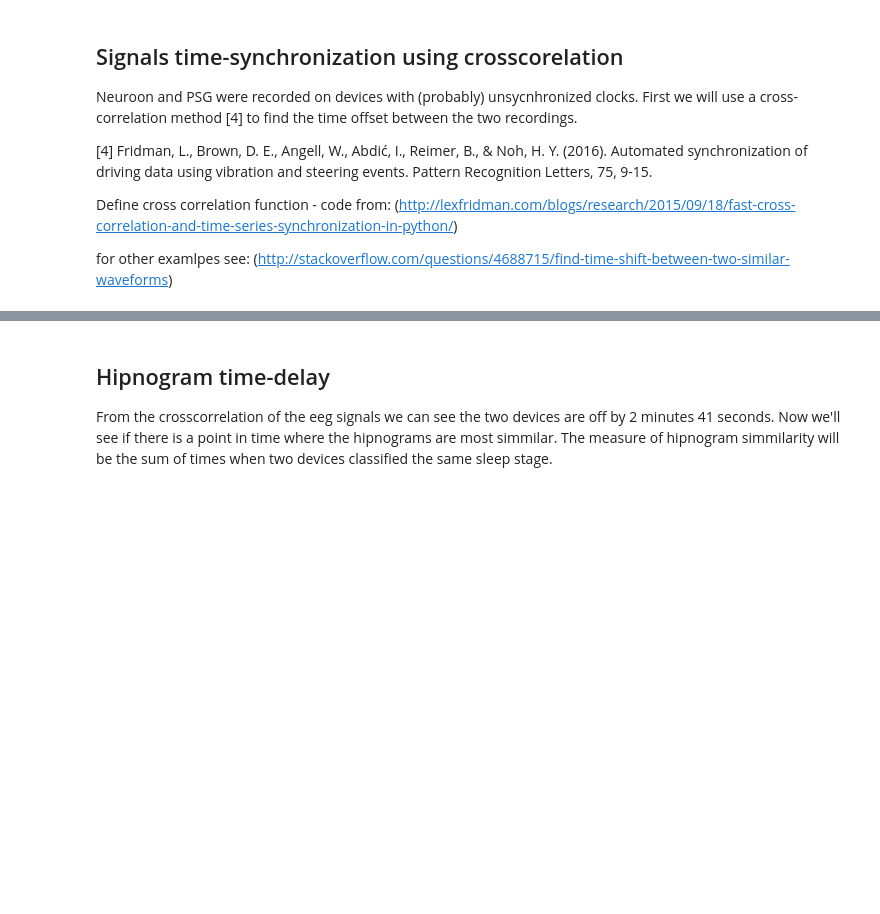
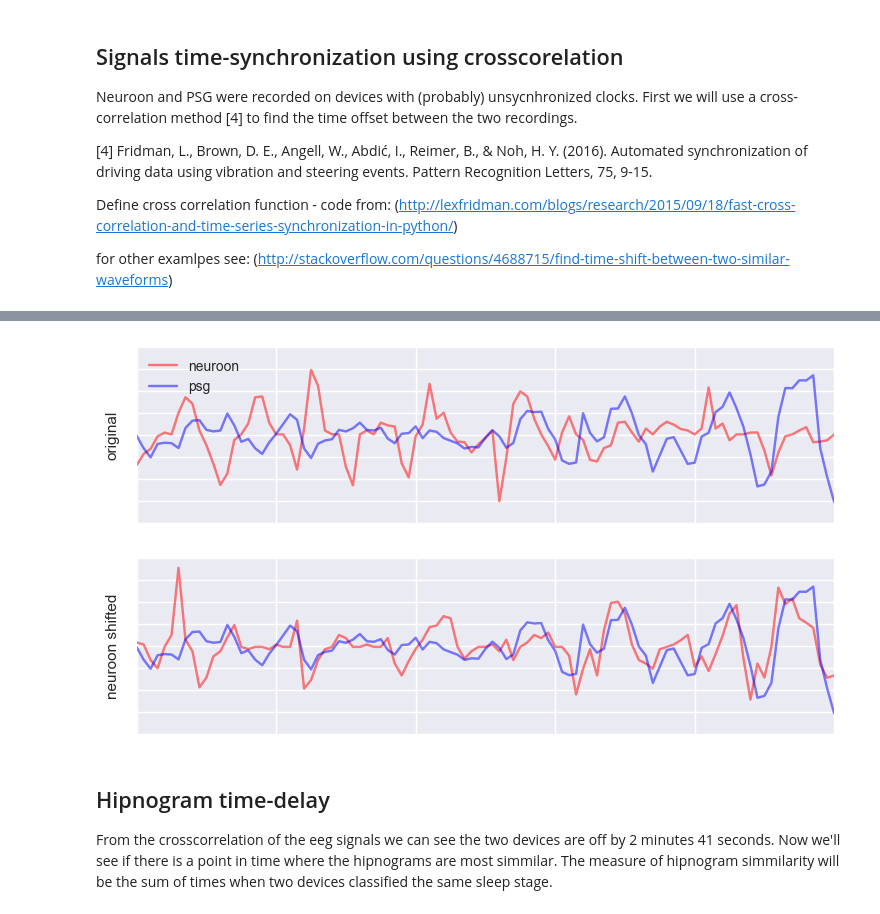
Before and after one commit to ryscet/sleep_project, a Jupyter notebook: Time_synchronization.ipynb, the cells around one changed output, grey strips where cells are left out. Cells and saved outputs as stored; diff of their text form; code cells hidden in the pictures; blank space fills up the shorter version.

Commit message:
finished time synchronization, now hipno synchronization

```diff
--- a/Time_synchronization.ipynb
+++ b/Time_synchronization.ipynb
@@ -125,3 +150,47 @@ plot_crosscorrelation_heatmap(coeffs_matrix, dates)
+# %%
+# Now lets try plotting the signals with and without the time shift to see if the shift can be seen
+# No need to resample now, plotting against the datetime index will align the signals
+psg_signal = load_psg('F3-A2')
+neuroon_signal = load_neuroon()
+
+# Get the time where we know the correlation was strong
+start = '03:52:10'
+end = '03:52:20'
+
+# Downsample the signal so bigger window can be shown on the plot while still readable
+neuroon_cut = neuroon_signal.between_time(start, end).resample('100ms').mean().as_matrix()
+psg_cut = psg_signal.between_time(start, end).resample('100ms').mean().as_matrix()
+
+# Normalize the signal to plot it on the same scale
+neuroon_cut = (neuroon_cut - neuroon_cut.mean()) / neuroon_cut.std()
+psg_cut = (psg_cut - psg_cut.mean()) / psg_cut.std()
+
+fig, axes = plt.subplots(2)
+# Plot the original signal
+axes[0].plot(neuroon_cut, color = 'r', alpha = 0.5, label = 'neuroon')
+axes[0].plot(psg_cut, color = 'b', alpha = 0.5, label = 'psg')
+axes[0].legend(loc = 'upper left')
+axes[0].set_ylabel('original')
+
+
+# Shift the signal by number of samples identified in cross correlation. Use the same shift freq as in crosscorrelation
+neuroon_cut2 = neuroon_signal.shift(-16056, freq = '10ms').between_time(start, end).resample('100ms').mean().as_matrix()
+psg_cut2 = psg_signal.between_time(start, end).resample('100ms').mean().as_matrix()
+# Normalize
+neuroon_cut2 = (neuroon_cut2 - neuroon_cut2.mean()) / neuroon_cut2.std()
+psg_cut2 = (psg_cut2 - psg_cut2.mean()) / psg_cut2.std()
+
+#Plot the time shifted signal
+axes[1].plot(neuroon_cut2, color = 'r', alpha = 0.5)
+axes[1].plot(psg_cut2, color = 'b', alpha = 0.5)
+axes[1].set_ylabel('neuroon shifted')
+
+for ax in axes:
+    ax.set_ylim(-4,4)
+    ax.set_xticklabels([])
+    ax.set_yticklabels([])
+# %% [output]
+[figure, added]
 # %% [markdown]
 Hipnogram time-delay
 --------------------
```
Also changed, not shown: parts of 7 cells of this notebook.
